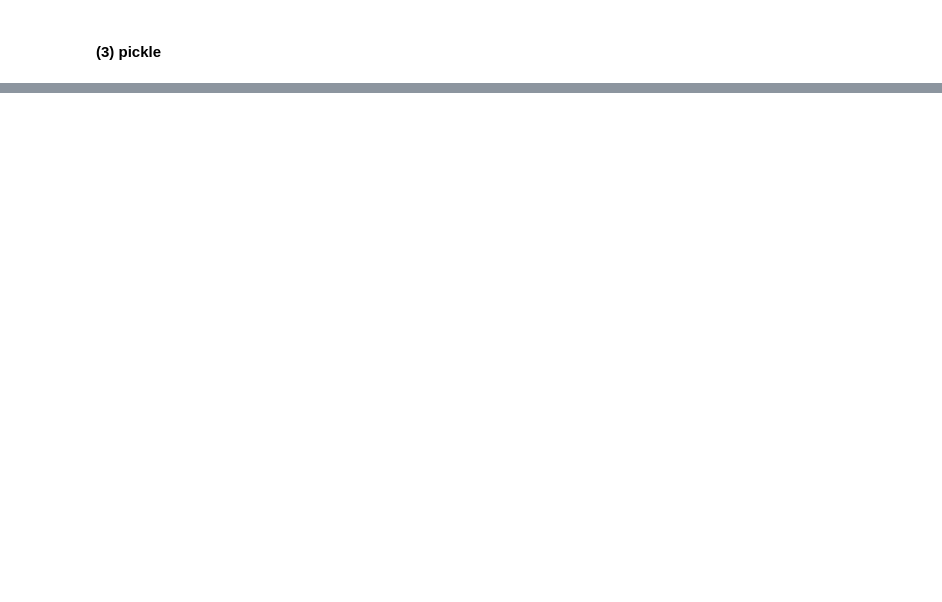
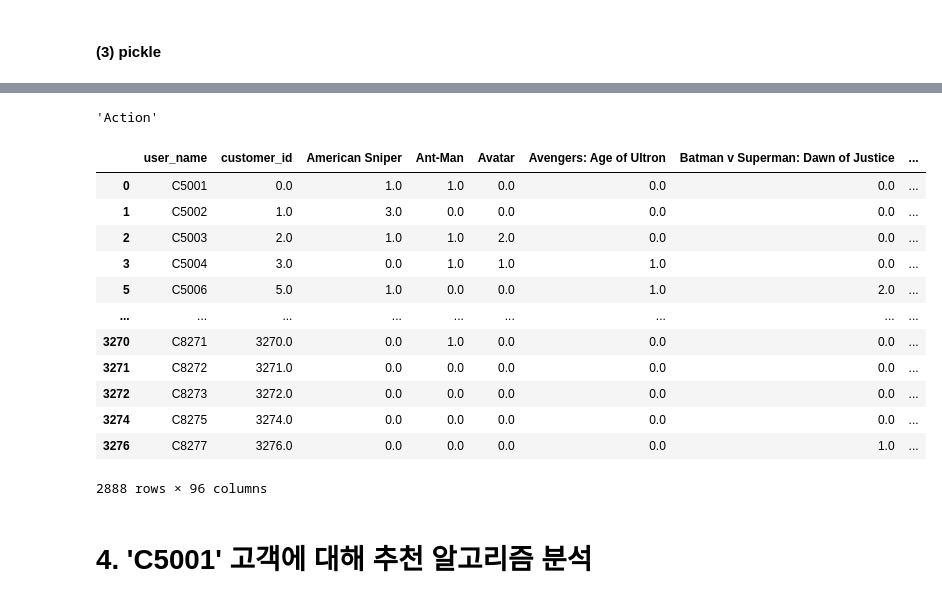
Before and after one commit to leesh26/POSCO-AI-Big-Data, a Jupyter notebook: 04. Movie_recommendation_customer_variables.ipynb, the cells around one changed output, grey strips where cells are left out. Drawn from its saved outputs; the diff is of its cells as text; code cells hidden in the pictures; blank space fills up the shorter version.

```diff
--- a/04. Movie_recommendation_customer_variables.ipynb
+++ b/04. Movie_recommendation_customer_variables.ipynb
@@ -198,0 +134,3 @@ df2
+# %%
+# 모두 합친 데이터 셋 이름을 df1으로 변경
+df1 = df_mc_md_mi
@@ -633,0 +391,49 @@ Shrek the Third
+# %%
+# 'C5001'고객의 선호 장르 분석 예시
+Genre1 = df1[df1['customer_id'] == 'C5001']['Genre_1']
+Genre2 = df1[df1['customer_id'] == 'C5001']['Genre_2']
+Genre3 = df1[df1['customer_id'] == 'C5001']['Genre_3']
+find_genre(Genre1, Genre2, Genre3)
+# %% [output]
+'Action'
+# %%
+# 장르가 일치하는 데이터만 남기는 함수 생성
+def genre(user_name, df_raw, df_all):
+    Genre1 = df_raw[df_raw['customer_id'] == 'C5001']['Genre_1']
+    Genre2 = df_raw[df_raw['customer_id'] == 'C5001']['Genre_2']
+    Genre3 = df_raw[df_raw['customer_id'] == 'C5001']['Genre_3']
+    user_key = find_genre(Genre1, Genre2, Genre3)
+    li = []
+    for i in df_all.loc[:,'user_name']:
+        li.append(i)
+
+    new_li = []
+    for i in li:
+        df_tmp1 = df_raw[df_raw['customer_id'] == i].reset_index().loc[:, 'Genre_1']
+        df_tmp2 = df_raw[df_raw['customer_id'] == i].reset_index().loc[:, 'Genre_2']
+        df_tmp3 = df_raw[df_raw['customer_id'] == i].reset_index().loc[:, 'Genre_3']
+        other_key = find_genre(df_tmp1, df_tmp2, df_tmp3)
+
+        if user_key != other_key:
+            df_all.drop(df_all[df_all['user_name'] == i].index, inplace = True)
+
+    return df_all
+
+# 'C5001'고객의 선호 장르와 같은 고객들의 데이터만 남겨봄
+genre('C5011',df1,df_concat)
+# %% [output]
+|  | user_name | customer_id | American Sniper | Ant-Man | Avatar | Avengers: Age of Ultron | Batman v Superman: Dawn of Justice | ... |
+| 0 | C5001 | 0.0 | 1.0 | 1.0 | 0.0 | 0.0 | 0.0 | ... |
+| 1 | C5002 | 1.0 | 3.0 | 0.0 | 0.0 | 0.0 | 0.0 | ... |
+| 2 | C5003 | 2.0 | 1.0 | 1.0 | 2.0 | 0.0 | 0.0 | ... |
+| 3 | C5004 | 3.0 | 0.0 | 1.0 | 1.0 | 1.0 | 0.0 | ... |
+| 5 | C5006 | 5.0 | 1.0 | 0.0 | 0.0 | 1.0 | 2.0 | ... |
+| ... | ... | ... | ... | ... | ... | ... | ... | ... |
+| 3270 | C8271 | 3270.0 | 0.0 | 1.0 | 0.0 | 0.0 | 0.0 | ... |
+| 3271 | C8272 | 3271.0 | 0.0 | 0.0 | 0.0 | 0.0 | 0.0 | ... |
+| 3272 | C8273 | 3272.0 | 0.0 | 0.0 | 0.0 | 0.0 | 0.0 | ... |
+| 3274 | C8275 | 3274.0 | 0.0 | 0.0 | 0.0 | 0.0 | 0.0 | ... |
+| 3276 | C8277 | 3276.0 | 0.0 | 0.0 | 0.0 | 0.0 | 1.0 | ... |
+2888 rows × 96 columns
+# %% [markdown]
+# 4. 'C5001' 고객에 대해 추천 알고리즘 분석
```
Also changed, not shown: parts of 76 cells of this notebook.
